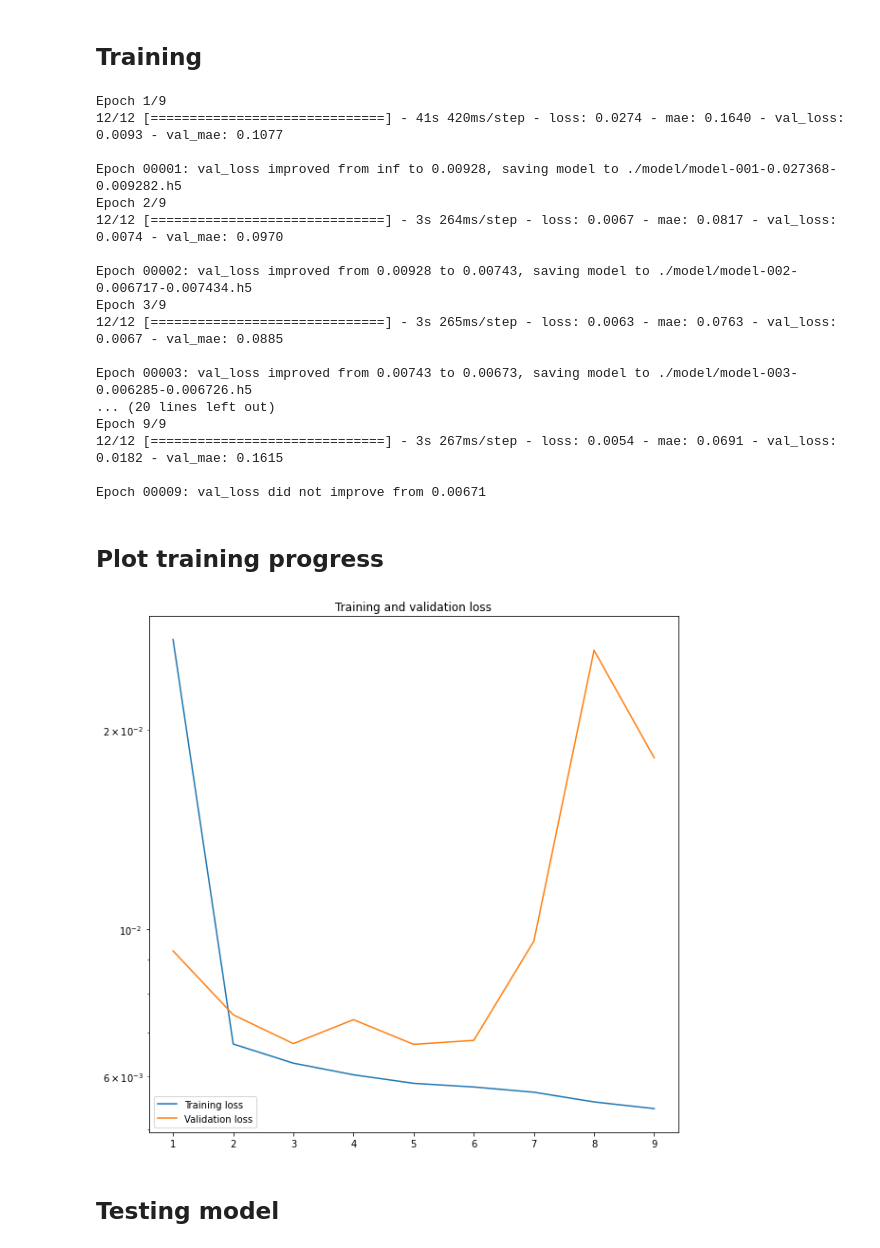
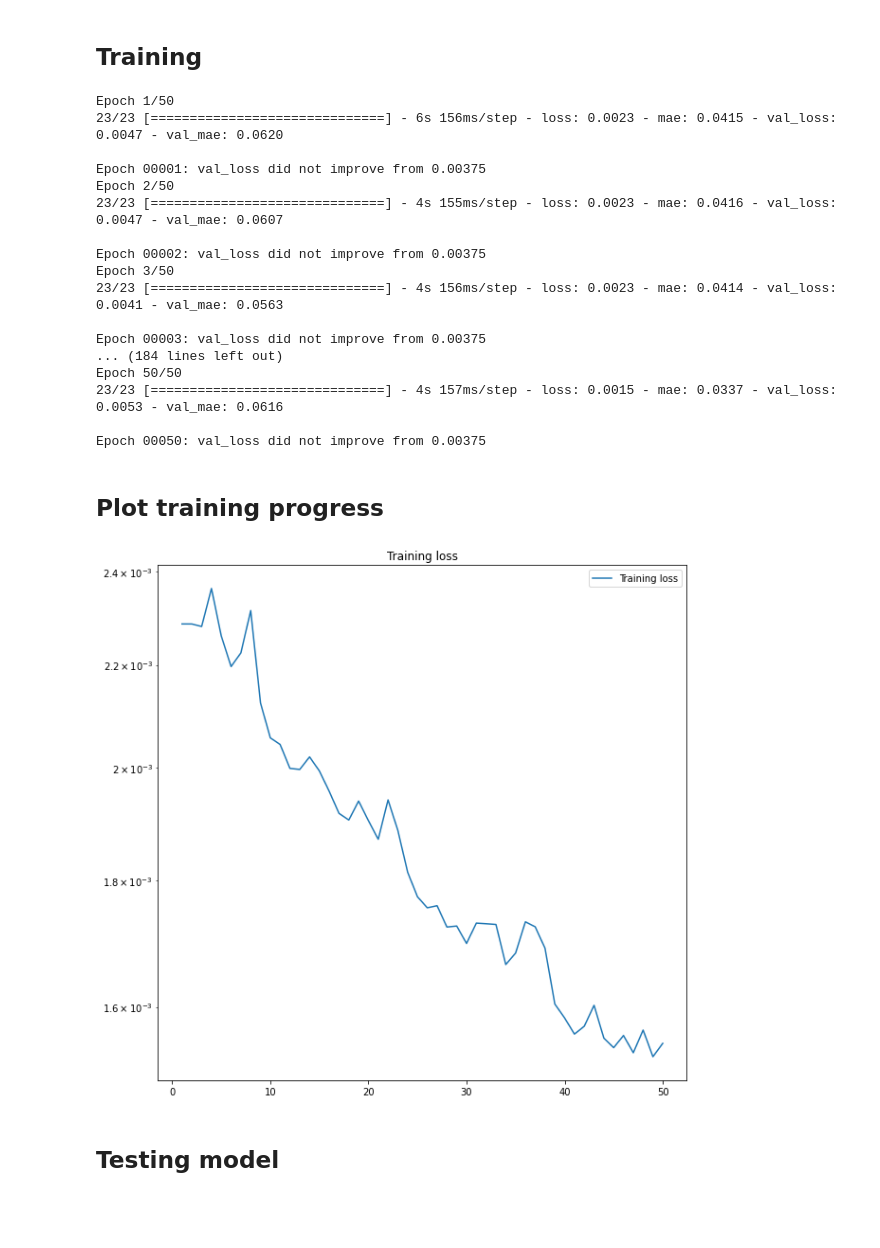
Before and after one commit to karlosos/noise_reduction, a Jupyter notebook: notebooks/training.ipynb, the cells around one changed output. Cells and saved outputs as stored; diff of their text form; code cells hidden in the pictures; blank space fills up the shorter version.

Commit message:
Update training notebook and README

```diff
--- a/notebooks/training.ipynb
+++ b/notebooks/training.ipynb
@@ -114,42 +116,41 @@ ________________________________________________________________________________
 # %% [markdown]
 ## Training
 # %%
-history = generator_nn.fit(X_train, y_train, epochs=9, batch_size=80, shuffle=True, callbacks=[checkpoint], verbose=1, validation_data=(X_test, y_test))
+history = generator_nn.fit(X_train, y_train, epochs=50, batch_size=40, shuffle=True, callbacks=[checkpoint], verbose=1, validation_data=(X_test, y_test))
 # %% [output]
-Epoch 1/9
-12/12 [==============================] - 41s 420ms/step - loss: 0.0274 - mae: 0.1640 - val_loss: 0.0093 - val_mae: 0.1077
+Epoch 1/50
+23/23 [==============================] - 6s 156ms/step - loss: 0.0023 - mae: 0.0415 - val_loss: 0.0047 - val_mae: 0.0620
 
-Epoch 00001: val_loss improved from inf to 0.00928, saving model to ./model/model-001-0.027368-0.009282.h5
-Epoch 2/9
-12/12 [==============================] - 3s 264ms/step - loss: 0.0067 - mae: 0.0817 - val_loss: 0.0074 - val_mae: 0.0970
+Epoch 00001: val_loss did not improve from 0.00375
+Epoch 2/50
+23/23 [==============================] - 4s 155ms/step - loss: 0.0023 - mae: 0.0416 - val_loss: 0.0047 - val_mae: 0.0607
 
-Epoch 00002: val_loss improved from 0.00928 to 0.00743, saving model to ./model/model-002-0.006717-0.007434.h5
-Epoch 3/9
-12/12 [==============================] - 3s 265ms/step - loss: 0.0063 - mae: 0.0763 - val_loss: 0.0067 - val_mae: 0.0885
+Epoch 00002: val_loss did not improve from 0.00375
+Epoch 3/50
+23/23 [==============================] - 4s 156ms/step - loss: 0.0023 - mae: 0.0414 - val_loss: 0.0041 - val_mae: 0.0563
 
-Epoch 00003: val_loss improved from 0.00743 to 0.00673, saving model to ./model/model-003-0.006285-0.006726.h5
-... (20 lines left out)
-Epoch 9/9
-12/12 [==============================] - 3s 267ms/step - loss: 0.0054 - mae: 0.0691 - val_loss: 0.0182 - val_mae: 0.1615
+Epoch 00003: val_loss did not improve from 0.00375
+... (184 lines left out)
+Epoch 50/50
+23/23 [==============================] - 4s 157ms/step - loss: 0.0015 - mae: 0.0337 - val_loss: 0.0053 - val_mae: 0.0616
 
-Epoch 00009: val_loss did not improve from 0.00671
+Epoch 00050: val_loss did not improve from 0.00375
 # %% [markdown]
 ## Plot training progress
 # %%
 from matplotlib import pyplot as plt
 loss = history.history['loss']
 val_loss = history.history['val_loss']
 epochs = range(1, len(loss) + 1)
 
 fig = plt.figure(figsize=(10, 10))
 plt.plot(epochs, loss, label='Training loss')
-plt.plot(epochs, val_loss, label='Validation loss')
 plt.yscale('log')
-plt.title('Training and validation loss')
+plt.title('Training loss')
 plt.legend()
 plt.show()
 # %% [output]
-[figure, old version]
+[figure, new version]
 # %% [markdown]
 ## Testing model
 # %%
```
Also changed, not shown: parts of 3 cells of this notebook, 1 other file.
